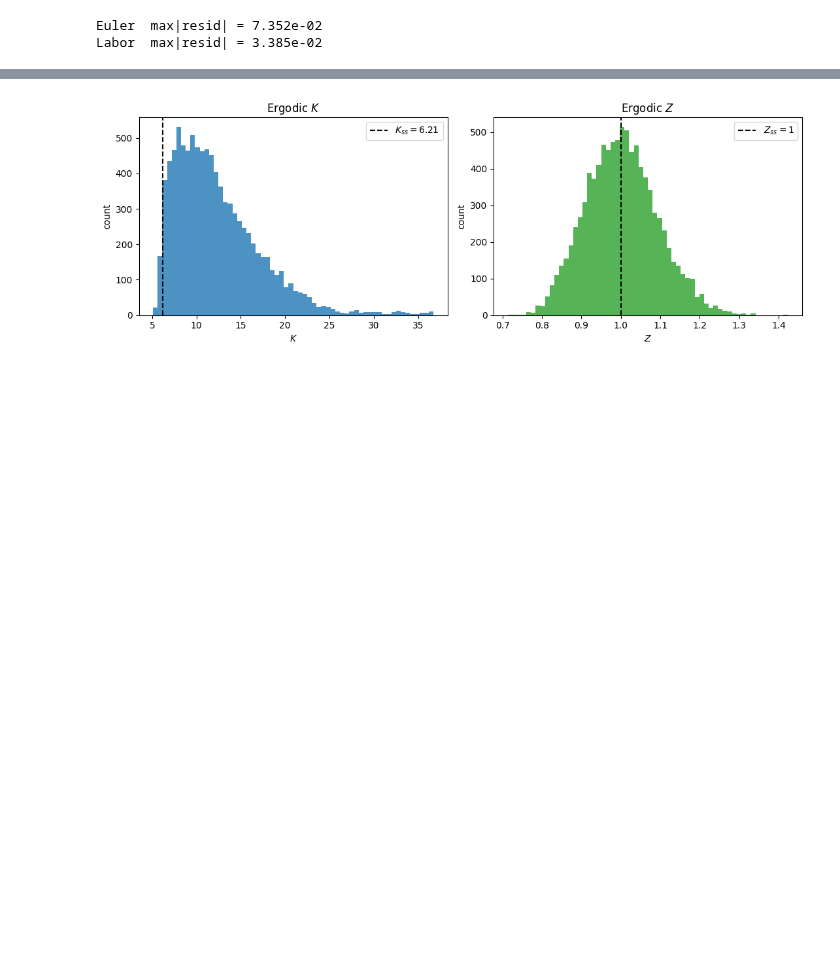
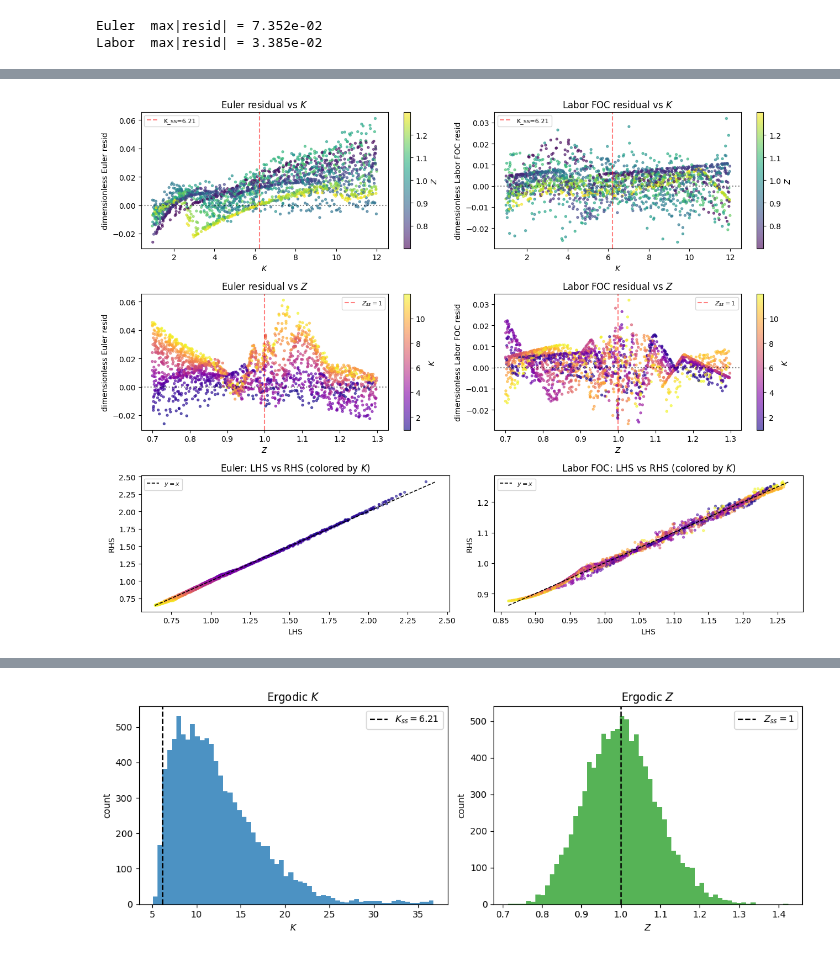
Before and after one commit to deqn-jax/deqn-jax, a Jupyter notebook: examples/bm_labor.ipynb, the cells around one changed output, grey strips where cells are left out. Cells and saved outputs as stored; diff of their text form; code cells hidden in the pictures; blank space fills up the shorter version.

```diff
--- a/examples/bm_labor.ipynb
+++ b/examples/bm_labor.ipynb
@@ -255,0 +262,86 @@ Labor  max|resid| = 3.385e-02
+# %%
+# Uniform sample across training rect
+n_pts = 2000
+key = jax.random.PRNGKey(11)
+k_key, z_key, shock_key = jax.random.split(key, 3)
+k_samp = jax.random.uniform(k_key, (n_pts,), minval=K_LB, maxval=K_UB)
+z_samp = jax.random.uniform(z_key, (n_pts,), minval=Z_LB, maxval=Z_UB)
+states_s = jnp.stack([k_samp, z_samp], axis=1)
+pol_s = jax.vmap(policy_net)(states_s)
+
+# Euler: MC-average the per-shock residual and its LHS/RHS components.
+n_mc_scat = 100
+eps = sample_antithetic_shocks(shock_key, n_mc_scat // 2, n_pts, MODEL.n_shocks, 1.0)
+
+def _per_shock_rhs_lhs(shock):
+    nx = bml_step(states_s, pol_s, shock, MODEL.constants)
+    npol = jax.vmap(policy_net)(nx)
+    defs_t = definitions(states_s, pol_s, MODEL.constants)
+    defs_tp = definitions(nx, npol, MODEL.constants)
+    lhs = defs_t['u_c']
+    rhs = MODEL.constants['beta'] * defs_tp['u_c'] * (1.0 + defs_tp['mpk'] - MODEL.constants['delta'])
+    return lhs, rhs
+
+lhs_all, rhs_all = jax.vmap(_per_shock_rhs_lhs)(eps)
+lhs_e = np.asarray(lhs_all[0])                      # shock-independent; take first slice
+rhs_e = np.asarray(rhs_all.mean(axis=0))            # MC average
+euler_resid_scat = lhs_e - rhs_e
+euler_dimless = euler_resid_scat / lhs_e            # dimensionless
+
+# Labor FOC: intratemporal; per-state directly.
+defs_t = definitions(states_s, pol_s, MODEL.constants)
+p_s = MODEL.constants['psi']
+th = MODEL.constants['theta']
+L_s = np.asarray(pol_s[:, 1])
+lhs_L = p_s * np.power(L_s, th)
+rhs_L = np.asarray(defs_t['w']) * np.asarray(defs_t['u_c'])
+labor_resid_scat = lhs_L - rhs_L
+labor_dimless = labor_resid_scat / lhs_L            # normalize by psi*L^theta (order 1)
+
+K_np_s = np.asarray(k_samp)
+Z_np_s = np.exp(np.asarray(z_samp))
+
+fig, axes = plt.subplots(3, 2, figsize=(13, 10))
+
+# Row 0: residual vs K, colored by Z
+for col, (resid, name) in enumerate([(euler_dimless, 'Euler'), (labor_dimless, 'Labor FOC')]):
+    ax = axes[0, col]
+    sc = ax.scatter(K_np_s, resid, c=Z_np_s, cmap='viridis', s=8, alpha=0.6)
+    ax.axhline(0, color='k', ls=':', alpha=0.5)
+    ax.axvline(float(ss_state[0]), color='r', ls='--', alpha=0.5, label=f'K_ss={float(ss_state[0]):.2f}')
+    ax.set_xlabel('$K$'); ax.set_ylabel(f'dimensionless {name} resid')
+    ax.set_title(f'{name} residual vs $K$')
+    ax.legend(loc='best', fontsize=8)
+    fig.colorbar(sc, ax=ax, label='$Z$')
+
+# Row 1: residual vs Z, colored by K
+for col, (resid, name) in enumerate([(euler_dimless, 'Euler'), (labor_dimless, 'Labor FOC')]):
+    ax = axes[1, col]
+    sc = ax.scatter(Z_np_s, resid, c=K_np_s, cmap='plasma', s=8, alpha=0.6)
+    ax.axhline(0, color='k', ls=':', alpha=0.5)
+    ax.axvline(1.0, color='r', ls='--', alpha=0.5, label='$Z_{ss}=1$')
+    ax.set_xlabel('$Z$'); ax.set_ylabel(f'dimensionless {name} resid')
+    ax.set_title(f'{name} residual vs $Z$')
+    ax.legend(loc='best', fontsize=8)
+    fig.colorbar(sc, ax=ax, label='$K$')
+
+# Row 2: LHS vs RHS
+for col, (lhs, rhs, name) in enumerate([
+    (lhs_e, rhs_e, 'Euler'),
+    (lhs_L, rhs_L, 'Labor FOC'),
+]):
+    ax = axes[2, col]
+    ax.scatter(lhs, rhs, s=8, alpha=0.5, c=K_np_s, cmap='plasma')
+    lo = min(lhs.min(), rhs.min()); hi = max(lhs.max(), rhs.max())
+    ax.plot([lo, hi], [lo, hi], 'k--', lw=1.2, label='$y=x$')
+    ax.set_xlabel('LHS'); ax.set_ylabel('RHS')
+    ax.set_title(f'{name}: LHS vs RHS (colored by $K$)')
+    ax.legend(loc='best', fontsize=8)
+
+plt.tight_layout()
+plt.show()
+
+print(f'Euler  dimless: mean abs {np.abs(euler_dimless).mean():.3e}, max {np.abs(euler_dimless).max():.3e}')
+print(f'Labor  dimless: mean abs {np.abs(labor_dimless).mean():.3e}, max {np.abs(labor_dimless).max():.3e}')
+# %% [output]
+[figure, added]
```
Also changed, not shown: parts of 4 cells of this notebook, 1 other file.
